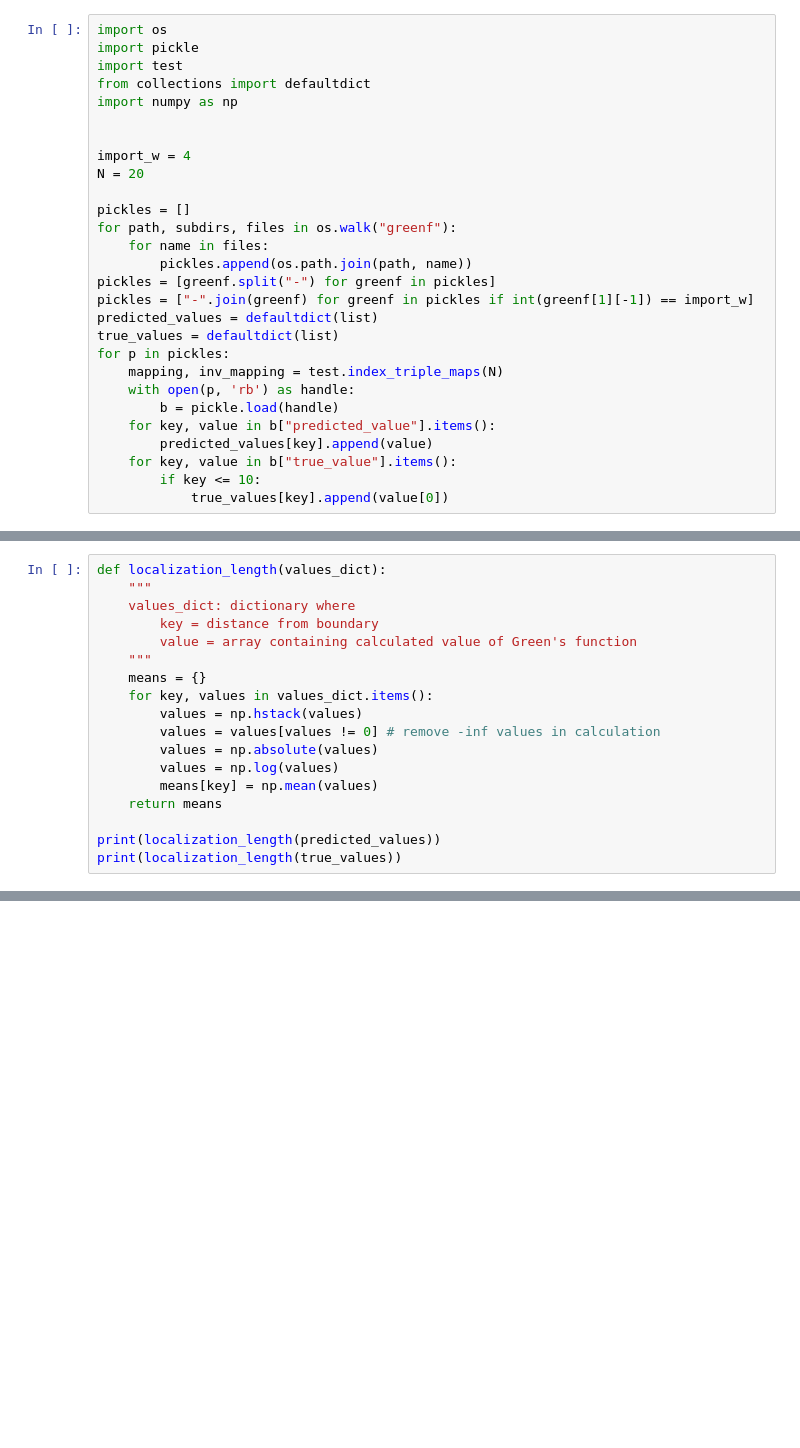
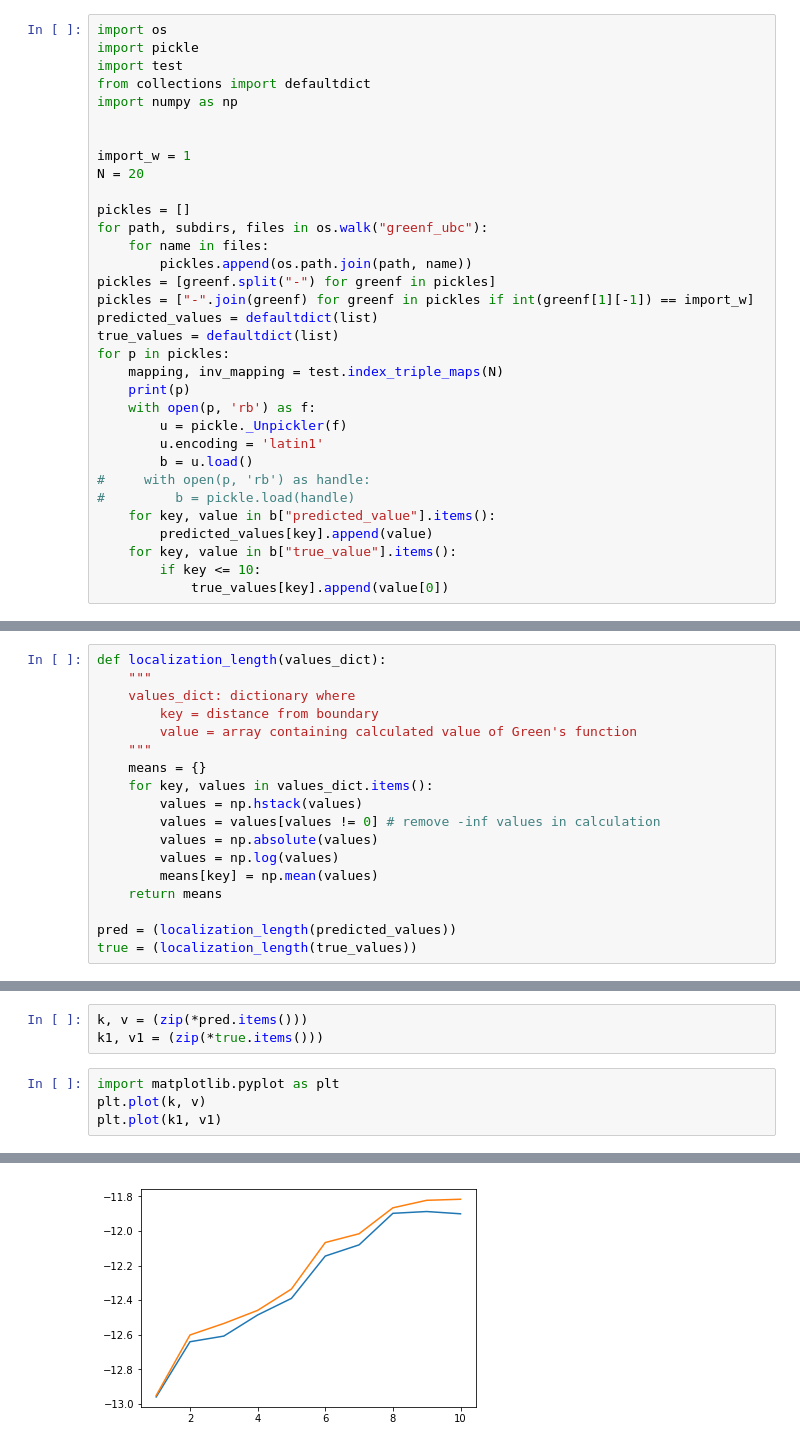
Before and after one commit to anhhuyalex/greenf, a Jupyter notebook: localizationlength_analysis.ipynb, the cells around one changed output, grey strips where cells are left out. Saved outputs shown, nothing was run; the diff lists cells and outputs as text; blank space fills up the shorter version.

Commit message:
plot localization

```diff
--- a/localizationlength_analysis.ipynb
+++ b/localizationlength_analysis.ipynb
@@ -6,11 +6,11 @@ from collections import defaultdict
 import numpy as np
 
 
-import_w = 4
+import_w = 1
 N = 20
 
 pickles = []
-for path, subdirs, files in os.walk("greenf"):
+for path, subdirs, files in os.walk("greenf_ubc"):
     for name in files:
         pickles.append(os.path.join(path, name))
 pickles = [greenf.split("-") for greenf in pickles]
@@ -19,8 +19,13 @@ predicted_values = defaultdict(list)
 true_values = defaultdict(list)
 for p in pickles:
     mapping, inv_mapping = test.index_triple_maps(N)
-    with open(p, 'rb') as handle:
-        b = pickle.load(handle)
+    print(p)
+    with open(p, 'rb') as f:
+        u = pickle._Unpickler(f)
+        u.encoding = 'latin1'
+        b = u.load()
+#     with open(p, 'rb') as handle:
+#         b = pickle.load(handle)
     for key, value in b["predicted_value"].items():
         predicted_values[key].append(value)
     for key, value in b["true_value"].items():
@@ -42,5 +65,5 @@ def localization_length(values_dict):
         means[key] = np.mean(values)
     return means
 
-print(localization_length(predicted_values))
-print(localization_length(true_values))
+pred = (localization_length(predicted_values))
+true = (localization_length(true_values))
@@ -69,0 +70,8 @@ defaultdict(list,
+# %%
+k, v = (zip(*pred.items()))
+k1, v1 = (zip(*true.items()))
+# %%
+import matplotlib.pyplot as plt
+plt.plot(k, v)
+plt.plot(k1, v1)
+# %% [output]
@@ -69,0 +79 @@ defaultdict(list,
+[figure, added]
```
Also changed, not shown: parts of 5 cells of this notebook, 6 other files.
